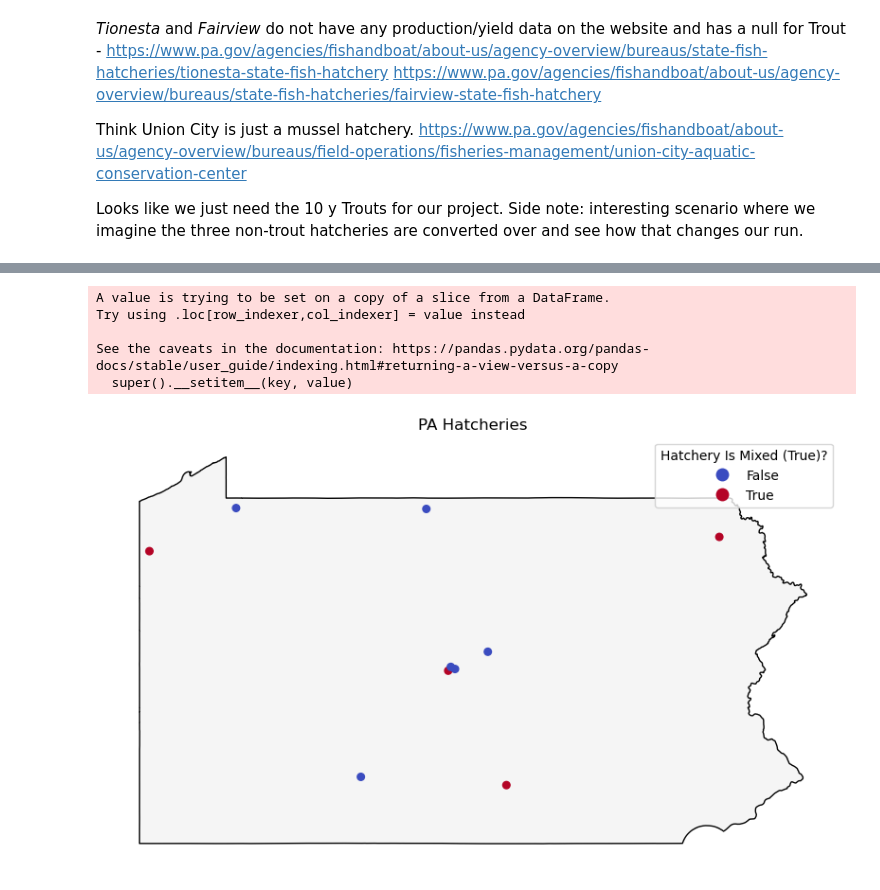
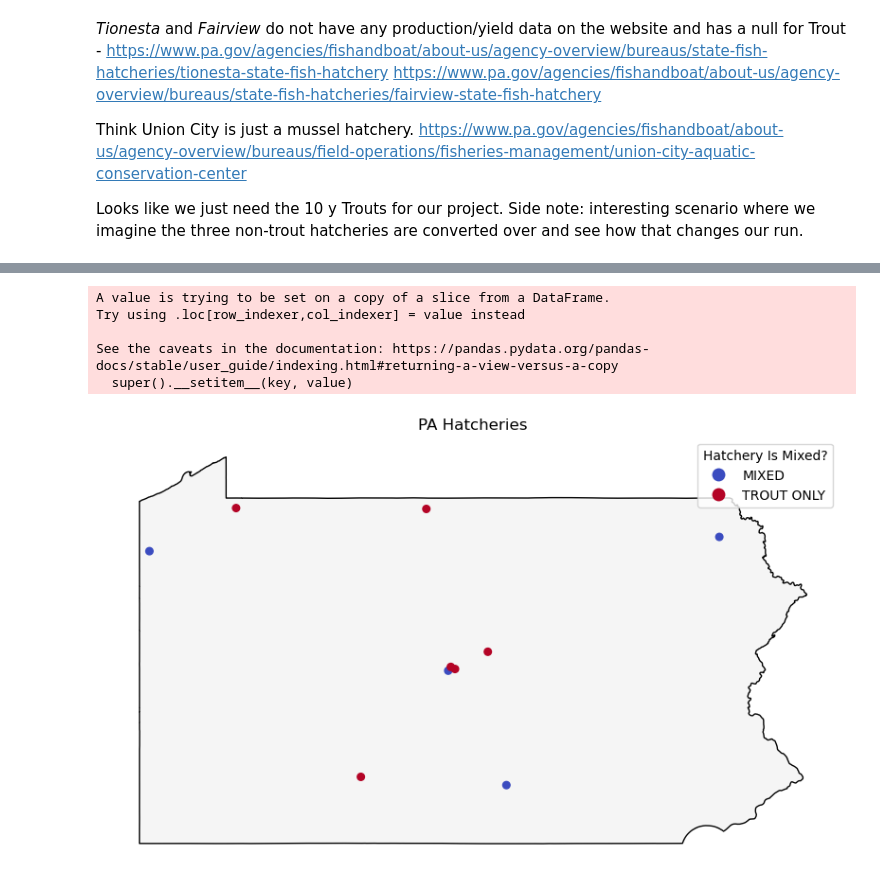
Before and after one commit to LoydGC/Troutimization-Project, a Jupyter notebook: notebooks/01_data_prep.ipynb, the cells around one changed output, grey strips where cells are left out. Cells and saved outputs as stored; diff of their text form; code cells hidden in the pictures.

```diff
--- a/notebooks/01_data_prep.ipynb
+++ b/notebooks/01_data_prep.ipynb
@@ -145,25 +159,27 @@ mixed_hatcheries
 # %%
 # Show trout only hatcheries versus mixed hatchers on the map (color distinguish)
 
 # Create binary for trout only versus mixed hatcheries
 # TRUE = mixed
 hatch_trout["MIXED"] = (hatch_trout["WARM_COOL"] == "y") | (hatch_trout["STEEL_SALM"] == "y")
 
+# Make MIXED = true be MIXED
+hatch_trout["MIXED"] = hatch_trout["MIXED"].replace({True: "MIXED", False: "TROUT ONLY"})
 fig, ax = plt.subplots(figsize=(10, 6))
 #Basemap
 pa.plot(ax=ax, color="whitesmoke", edgecolor="black")
 
 # plot hatch_trout with color distinction for mixed vs trout only
 hatch_trout.plot(ax=ax, column="MIXED", cmap="coolwarm", markersize=30, legend=True)
 
 ax.set_title("PA Hatcheries")
 ax.set_axis_off()
 #add legend title
-ax.get_legend().set_title("Hatchery Is Mixed (True)?")
+ax.get_legend().set_title("Hatchery Is Mixed?")
 # %% [output]
 A value is trying to be set on a copy of a slice from a DataFrame.
 Try using .loc[row_indexer,col_indexer] = value instead
 
 See the caveats in the documentation: https://pandas.pydata.org/pandas-docs/stable/user_guide/indexing.html#returning-a-view-versus-a-copy
   super().__setitem__(key, value)
-[figure, old version]
+[figure, new version]
```
Also changed, not shown: parts of 4 cells of this notebook.
